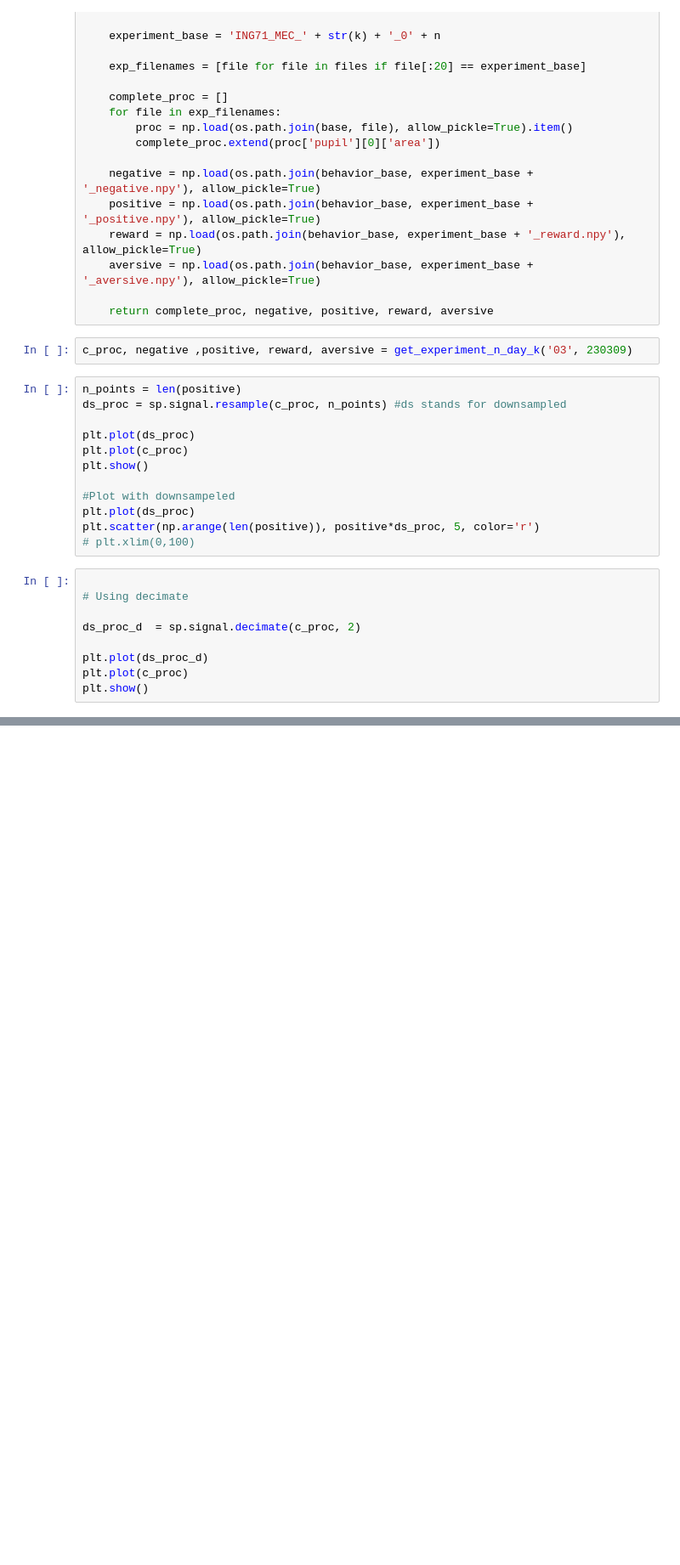
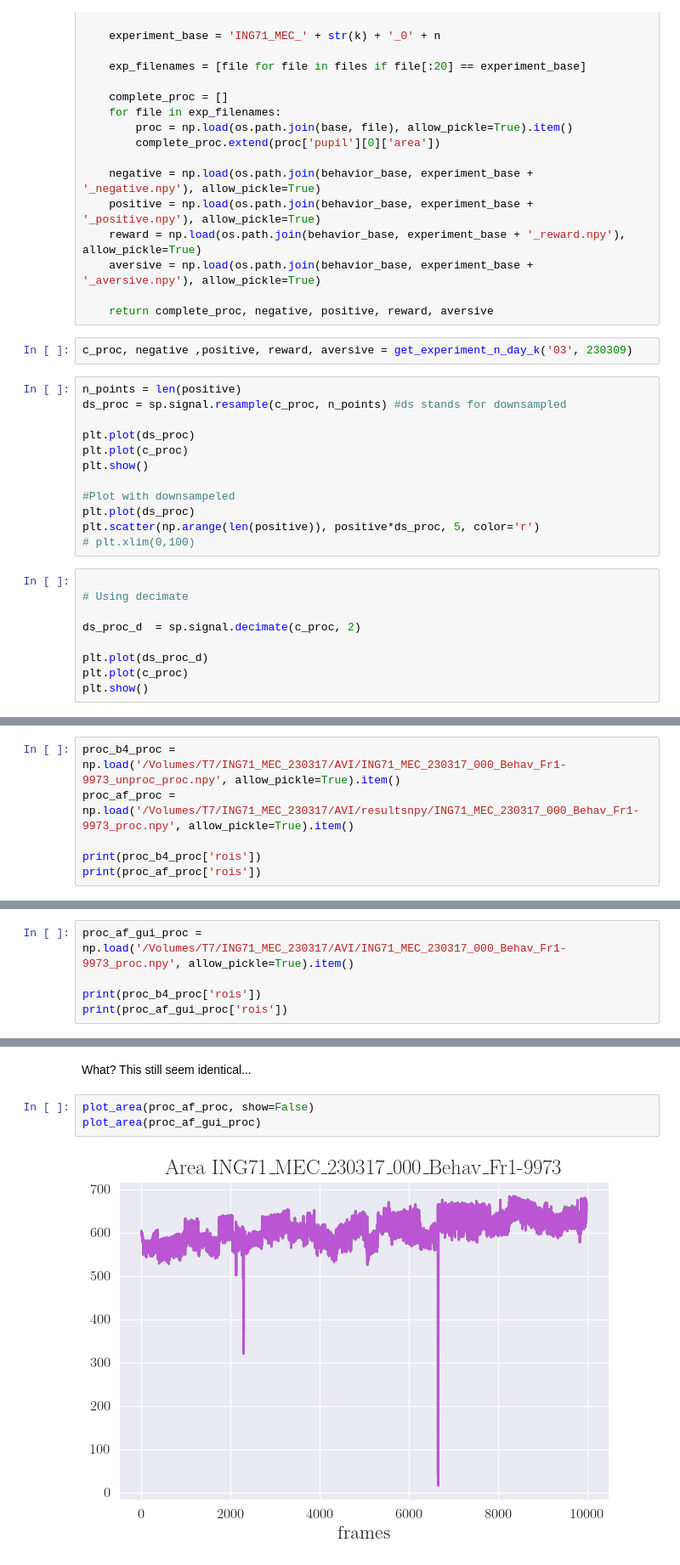
Before and after one commit to EirikSP/MouseProjectGH, a Jupyter notebook: analyse/annalyse.ipynb, the cells around one changed output, grey strips where cells are left out. Shown: that part at 85% size. Drawn from its saved outputs; the diff is of its cells as text; blank space fills up the shorter version.

```diff
--- a/analyse/annalyse.ipynb
+++ b/analyse/annalyse.ipynb
@@ -148,0 +261,6 @@ plt.show()
+# %%
+proc_b4_proc = np.load('/Volumes/T7/ING71_MEC_230317/AVI/ING71_MEC_230317_000_Behav_Fr1-9973_unproc_proc.npy', allow_pickle=True).item()
+proc_af_proc = np.load('/Volumes/T7/ING71_MEC_230317/AVI/resultsnpy/ING71_MEC_230317_000_Behav_Fr1-9973_proc.npy', allow_pickle=True).item()
+
+print(proc_b4_proc['rois'])
+print(proc_af_proc['rois'])
@@ -148,0 +289,5 @@ plt.show()
+# %%
+proc_af_gui_proc = np.load('/Volumes/T7/ING71_MEC_230317/AVI/ING71_MEC_230317_000_Behav_Fr1-9973_proc.npy', allow_pickle=True).item()
+
+print(proc_b4_proc['rois'])
+print(proc_af_gui_proc['rois'])
@@ -148,0 +312,7 @@ plt.show()
+# %% [markdown]
+What? This still seem identical...
+# %%
+plot_area(proc_af_proc, show=False)
+plot_area(proc_af_gui_proc)
+# %% [output]
+[figure, added]
```
Also changed, not shown: parts of 27 cells of this notebook, 1 other file.
